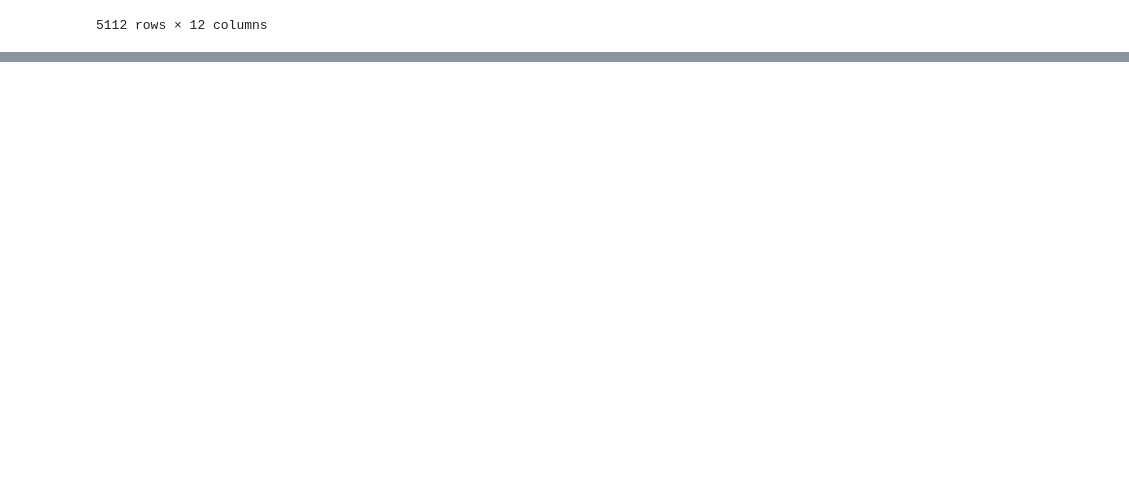
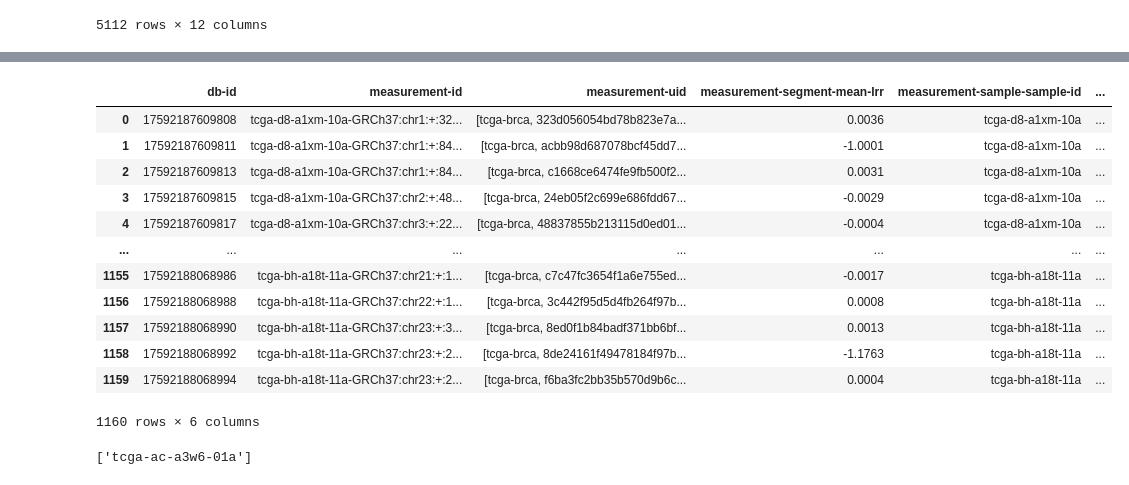
Before and after one commit to RCRF/patternq, a Jupyter notebook: examples/variant_analysis.ipynb, the cells around one changed output, grey strips where cells are left out. Cells and saved outputs as stored; diff of their text form; code cells hidden in the pictures; blank space fills up the shorter version.

```diff
--- a/examples/variant_analysis.ipynb
+++ b/examples/variant_analysis.ipynb
@@ -16,3 +18,7 @@ using the query wrapping convience routines in `patternq.dataset` and `patternq.
 import os
 os.environ
 # confirm PATTERNQ_API_KEY is set to your API key here.
+# %%
+# using tcga data
+dataset = 'tcga-brca'
+database = 'tcga-brca'
@@ -19,5 +30,5 @@ os.environ
 # %%
-subjects = pqd.all_subjects('tcga-brca', db_name='tcga-brca')
+subjects = pqd.subjects('tcga-brca', db_name='tcga-brca')
 subjects
 # %% [output]
 |  | subject-HLA-A-type | subject-uid | subject-race | subject-freetext-disease | subject-HLA-B-type | db-id | ... |
@@ -96,7 +107,7 @@ b27_sub
 Then, for patients in this group, we find which assays have been run on their samples.
 # %%
 sub_ids = b27_sub['subject-id'].unique().tolist()
-assays_for_sub = pqd.assays_for_patients(sub_ids, db_name='tcga-brca')
+assays_for_sub = pqd.patient_assays(dataset, sub_ids, db_name='tcga-brca')
 assays_for_sub
 # %% [output]
 |  | subject-id | sample-id | assay-tech | assay-name | measurement-set-name |
@@ -270,0 +325,4 @@ w_var[w_var['variant-classification'] == ':variant.classification/missense']
+# %%
+cnv_samples = assays_for_sub[assays_for_sub['measurement-set-name'] == 'snp CNV data']['sample-id'].unique().tolist()
+cnv_samples = cnv_samples[:10]
+cnv_samples
@@ -270,0 +340,24 @@ w_var[w_var['variant-classification'] == ':variant.classification/missense']
+# %%
+cnv_df = pqd.sample_measurements(dataset, 'snp CNV data', cnv_samples, db_name=database, timeout=120)
+cnv_df
+# %% [output]
+|  | db-id | measurement-id | measurement-uid | measurement-segment-mean-lrr | measurement-sample-sample-id | ... |
+| 0 | 17592187609808 | tcga-d8-a1xm-10a-GRCh37:chr1:+:32... | [tcga-brca, 323d056054bd78b823e7a... | 0.0036 | tcga-d8-a1xm-10a | ... |
+| 1 | 17592187609811 | tcga-d8-a1xm-10a-GRCh37:chr1:+:84... | [tcga-brca, acbb98d687078bcf45dd7... | -1.0001 | tcga-d8-a1xm-10a | ... |
+| 2 | 17592187609813 | tcga-d8-a1xm-10a-GRCh37:chr1:+:84... | [tcga-brca, c1668ce6474fe9fb500f2... | 0.0031 | tcga-d8-a1xm-10a | ... |
+| 3 | 17592187609815 | tcga-d8-a1xm-10a-GRCh37:chr2:+:48... | [tcga-brca, 24eb05f2c699e686fdd67... | -0.0029 | tcga-d8-a1xm-10a | ... |
+| 4 | 17592187609817 | tcga-d8-a1xm-10a-GRCh37:chr3:+:22... | [tcga-brca, 48837855b213115d0ed01... | -0.0004 | tcga-d8-a1xm-10a | ... |
+| ... | ... | ... | ... | ... | ... | ... |
+| 1155 | 17592188068986 | tcga-bh-a18t-11a-GRCh37:chr21:+:1... | [tcga-brca, c7c47fc3654f1a6e755ed... | -0.0017 | tcga-bh-a18t-11a | ... |
+| 1156 | 17592188068988 | tcga-bh-a18t-11a-GRCh37:chr22:+:1... | [tcga-brca, 3c442f95d5d4fb264f97b... | 0.0008 | tcga-bh-a18t-11a | ... |
+| 1157 | 17592188068990 | tcga-bh-a18t-11a-GRCh37:chr23:+:3... | [tcga-brca, 8ed0f1b84badf371bb6bf... | 0.0013 | tcga-bh-a18t-11a | ... |
+| 1158 | 17592188068992 | tcga-bh-a18t-11a-GRCh37:chr23:+:2... | [tcga-brca, 8de24161f49478184f97b... | -1.1763 | tcga-bh-a18t-11a | ... |
+| 1159 | 17592188068994 | tcga-bh-a18t-11a-GRCh37:chr23:+:2... | [tcga-brca, f6ba3fc2bb35b570d9b6c... | 0.0004 | tcga-bh-a18t-11a | ... |
+1160 rows × 6 columns
+# %%
+gx_samples = assays_for_sub[['sample-id', 'measurement-set-name']]
+gx_samples = gx_samples[gx_samples['measurement-set-name'] == 'gx']
+gx_samples_sub = gx_samples['sample-id'].unique().tolist()[:10]
+gx_samples_sub[:1]
+# %% [output]
+['tcga-ac-a3w6-01a']
```
Also changed, not shown: parts of 6 cells of this notebook, 1 other file.
